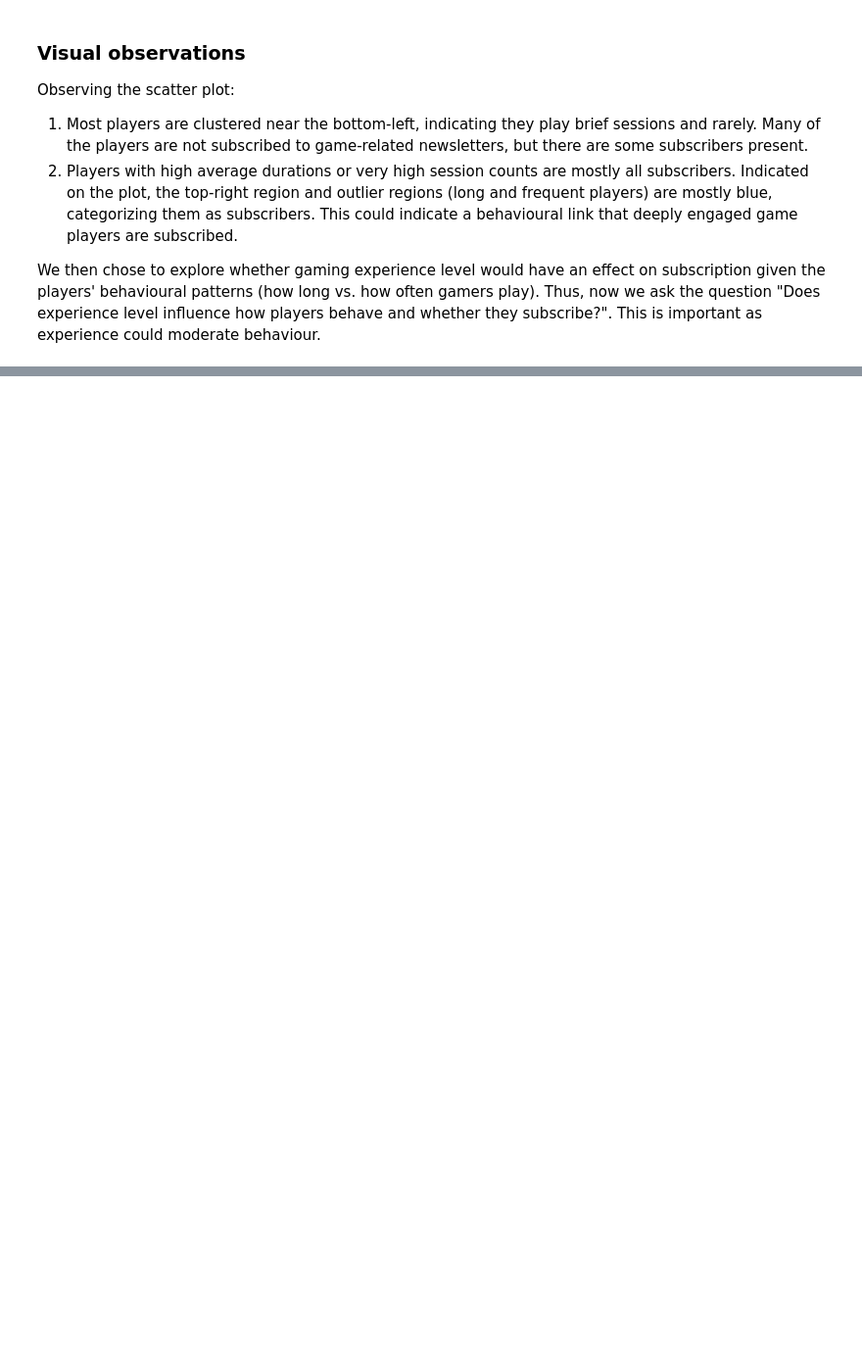
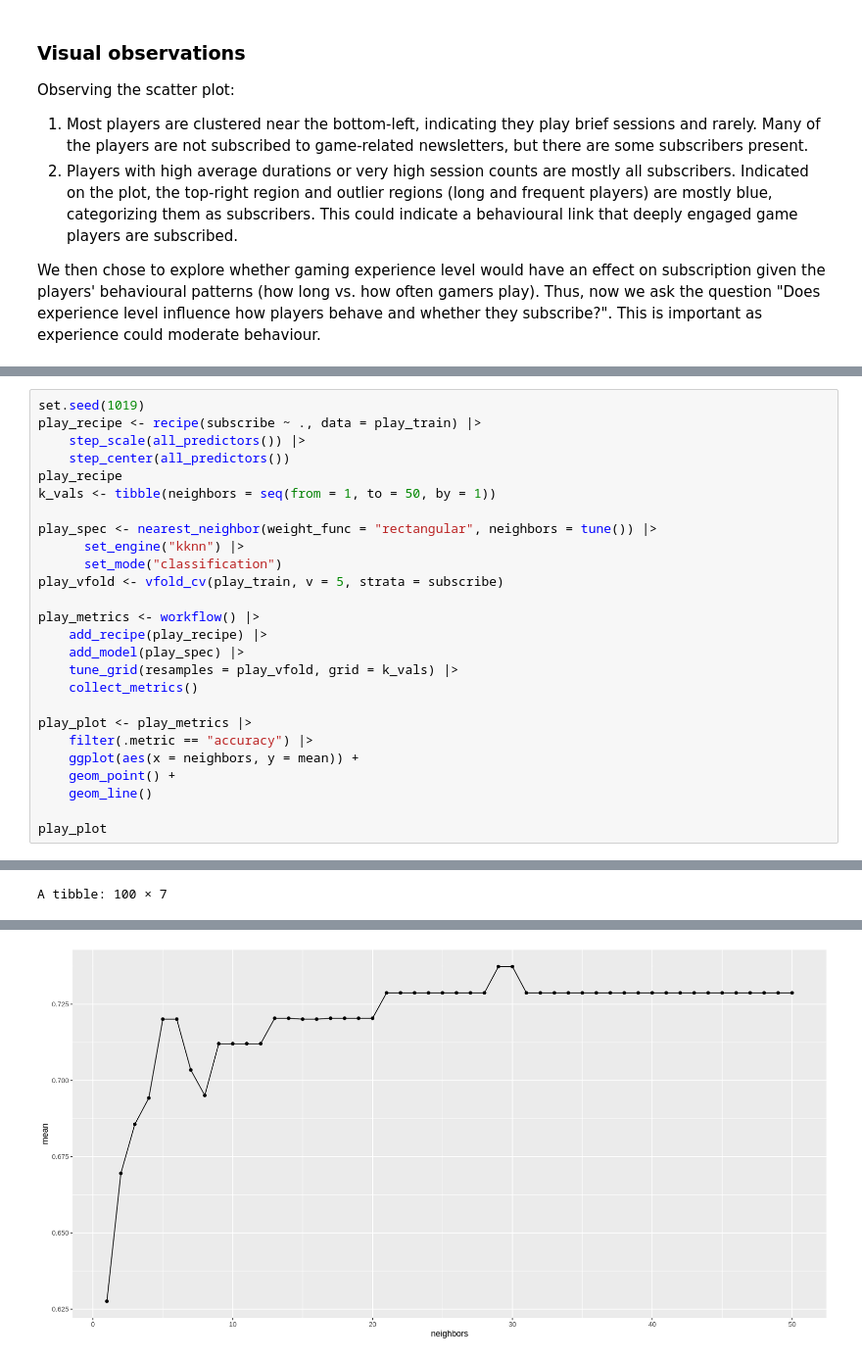
Before and after one commit to YoyoLiu314/group-project, a Jupyter notebook: group_project.ipynb, the cells around one changed output, grey strips where cells are left out. Shown at 98% size. Cells and saved outputs as stored; diff of their text form; blank space fills up the shorter version.

Commit message:
Modelling and tuning done: best K determined

```diff
--- a/group_project.ipynb
+++ b/group_project.ipynb
@@ -260,0 +286,27 @@ With this, we can conclude that experience is not a proxy for behavioural engage
+# %%
+set.seed(1019)
+play_recipe <- recipe(subscribe ~ ., data = play_train) |>
+    step_scale(all_predictors()) |>
+    step_center(all_predictors())
+play_recipe
+k_vals <- tibble(neighbors = seq(from = 1, to = 50, by = 1))
+
+play_spec <- nearest_neighbor(weight_func = "rectangular", neighbors = tune()) |>
+      set_engine("kknn") |>
+      set_mode("classification")
+play_vfold <- vfold_cv(play_train, v = 5, strata = subscribe)
+
+play_metrics <- workflow() |>
+    add_recipe(play_recipe) |>
+    add_model(play_spec) |>
+    tune_grid(resamples = play_vfold, grid = k_vals) |>
+    collect_metrics()
+
+play_plot <- play_metrics |>
+    filter(.metric == "accuracy") |>
+    ggplot(aes(x = neighbors, y = mean)) +
+    geom_point() +
+    geom_line()
+
+play_plot
+# %% [output]
@@ -260,0 +330 @@ With this, we can conclude that experience is not a proxy for behavioural engage
+A tibble: 100 × 7
@@ -260,0 +344 @@ With this, we can conclude that experience is not a proxy for behavioural engage
+[figure, added]
```
Also changed, not shown: parts of 8 cells of this notebook.
